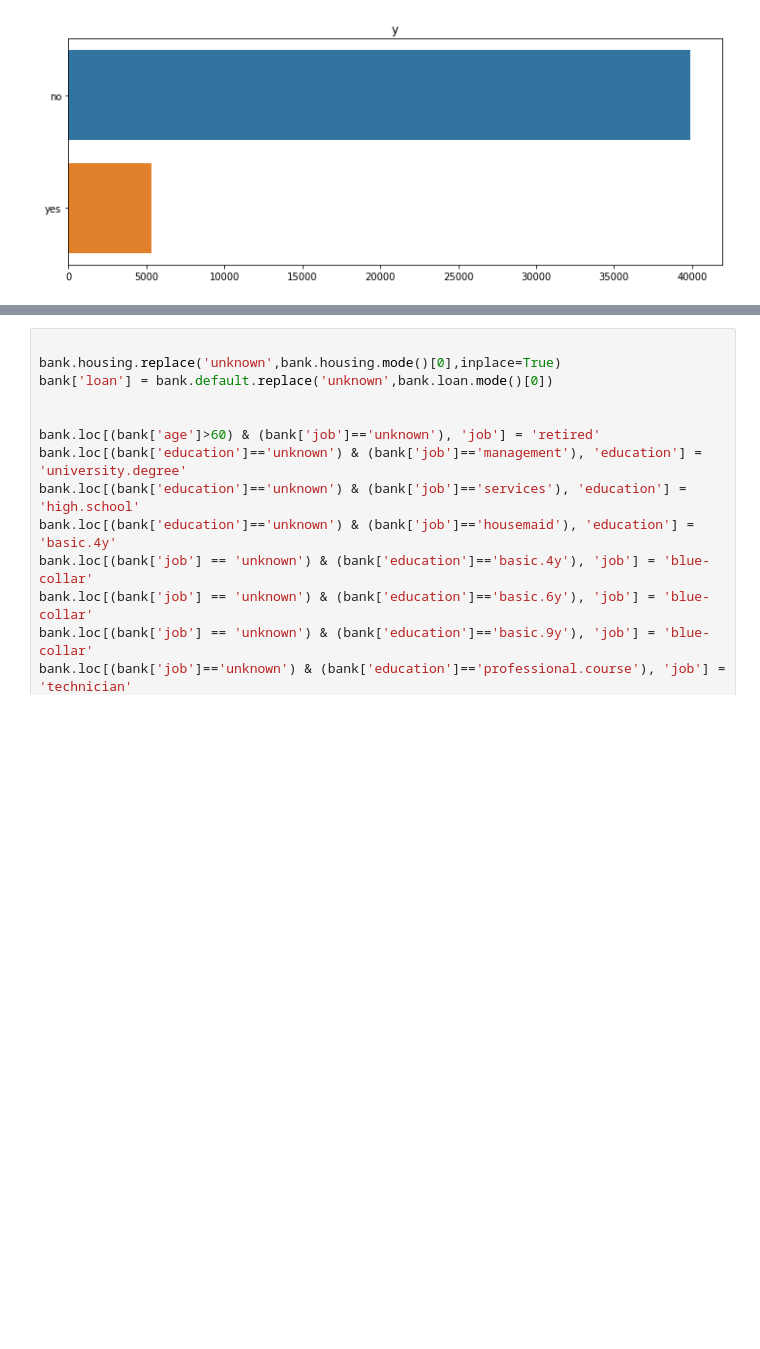
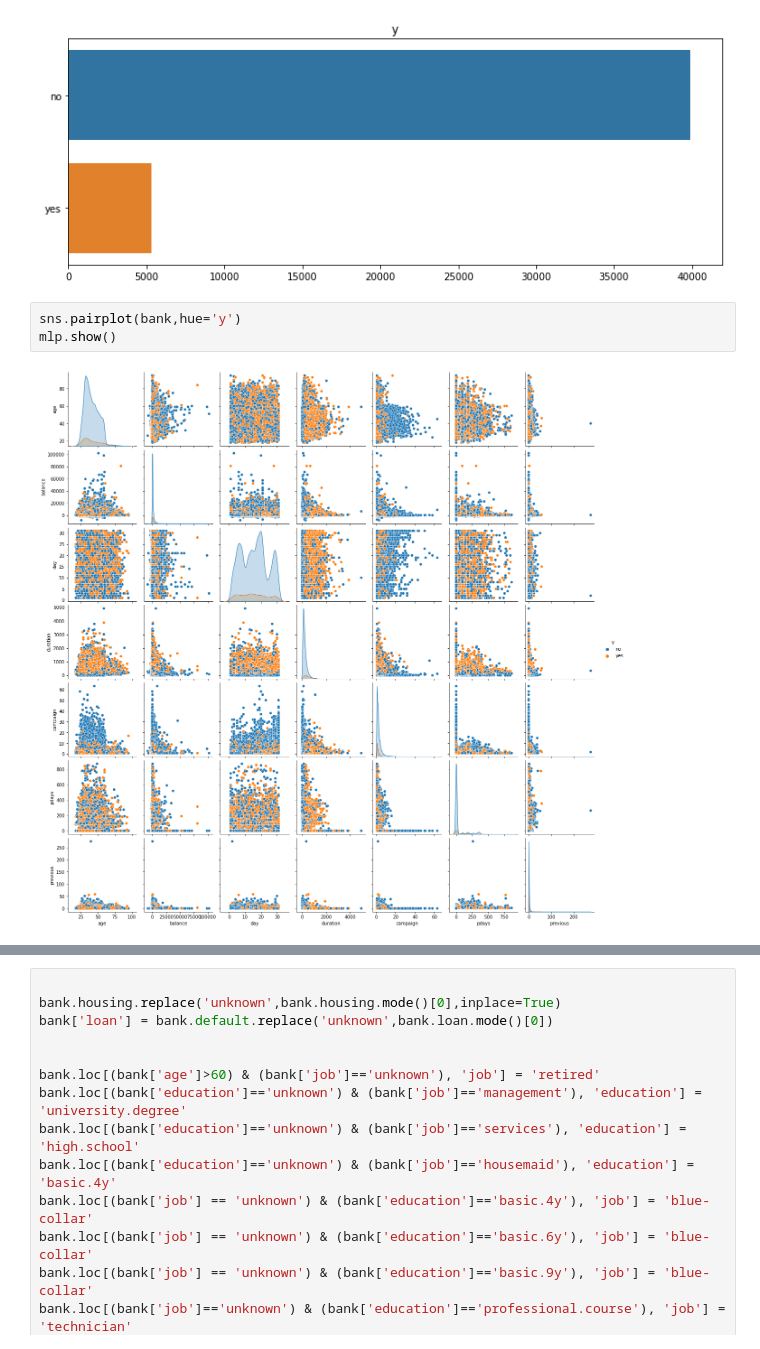
Before and after one commit to Sonu-Simariya/jupyter, a Jupyter notebook: assingment.ipynb, the cells around one changed output, grey strips where cells are left out. Drawn from its saved outputs; the diff is of its cells as text; blank space fills up the shorter version.

```diff
--- a/assingment.ipynb
+++ b/assingment.ipynb
@@ -110,6 +110,11 @@ for col in category_cols:
 [figure]
 [figure]
 [figure]
+# %%
+sns.pairplot(bank,hue='y')
+mlp.show()
+# %% [output]
+[figure, added]
 # %%
 for col in category_cols:
     mlp.figure(figsize=(10,4))
```
Also changed, not shown: parts of 1 cell of this notebook.
